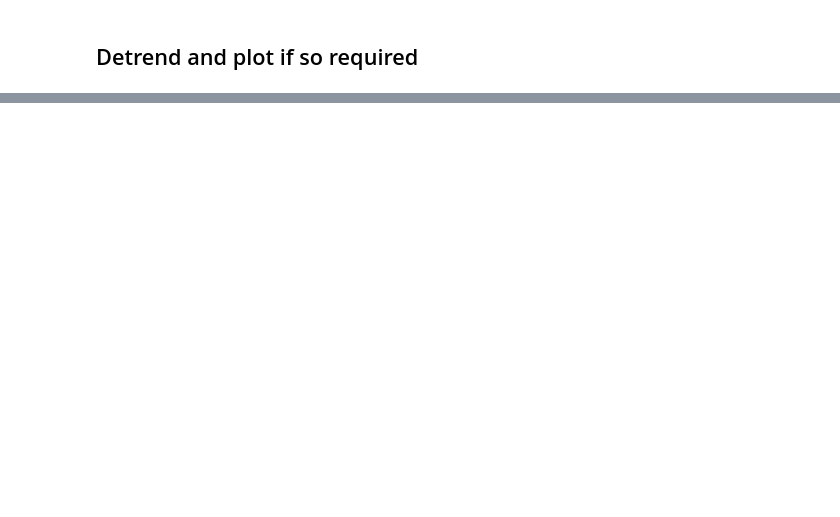
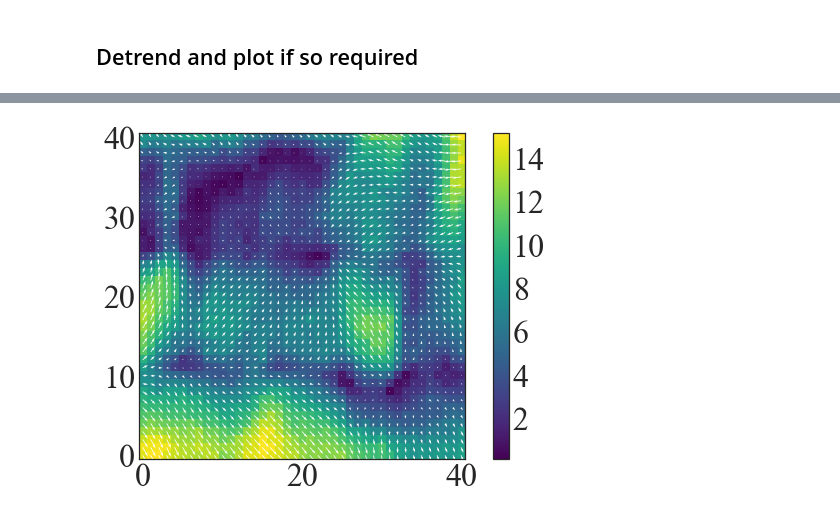
Before and after one commit to S26-nano/strain_analysis_scripts, a Jupyter notebook: centroid_calc.ipynb, the cells around one changed output, grey strips where cells are left out. Drawn from its saved outputs; the diff is of its cells as text; code cells hidden in the pictures; blank space fills up the shorter version.

Commit message:
quiver_maps

```diff
--- a/centroid_calc.ipynb
+++ b/centroid_calc.ipynb
@@ -165,3 +185,16 @@ if(save_figs_yes_no):
+# %%
+fig, ax = plt.subplots(figsize=(10,6))
+x = np.arange(0, 41, 1)
+y = np.arange(0, 41, 1)
+X,Y = np.meshgrid(x,y)
+im=ax.imshow(mags, origin='lower') #CAREFUL: Rows is Y
+q = ax.quiver(X, Y, coms[:,:,1], coms[:,:,0], color='white')#, scale=400)
+plt.colorbar(im,ax=ax)
+
+if(save_figs_yes_no):
+    plt.savefig('%s/%d_quiver_maps.png' %(sav_figs_path,scan_number), dpi=400)
+# %% [output]
+[figure, added]
 # %%
 (mu, sigma) = norm.fit(coms[:,:,1].ravel())
 print (mu, sigma)
```
Also changed, not shown: parts of 16 cells of this notebook, 1 other file.
